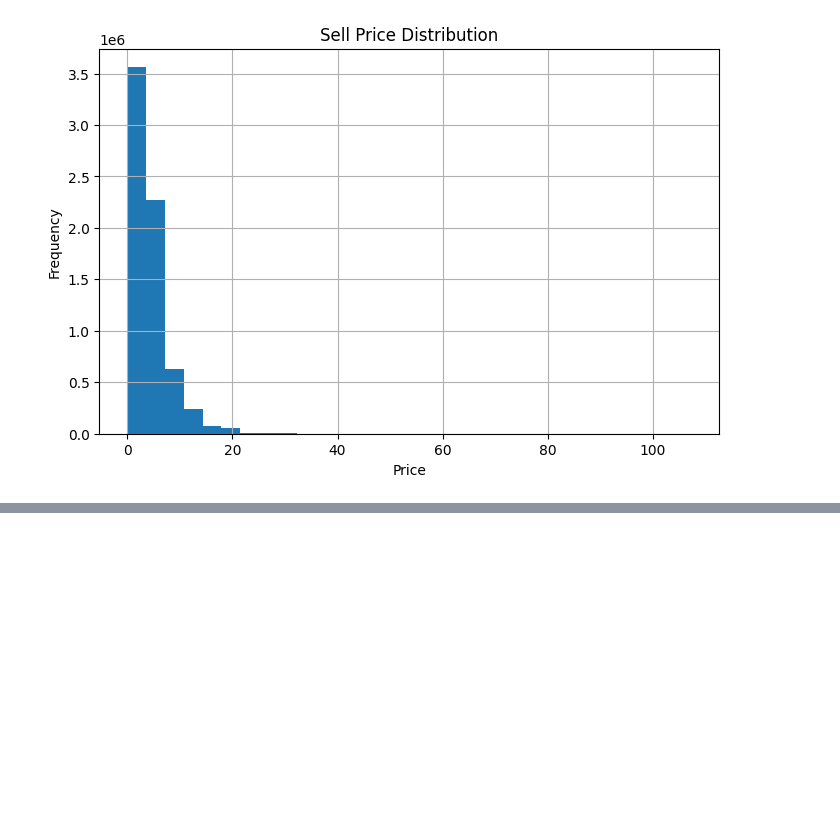
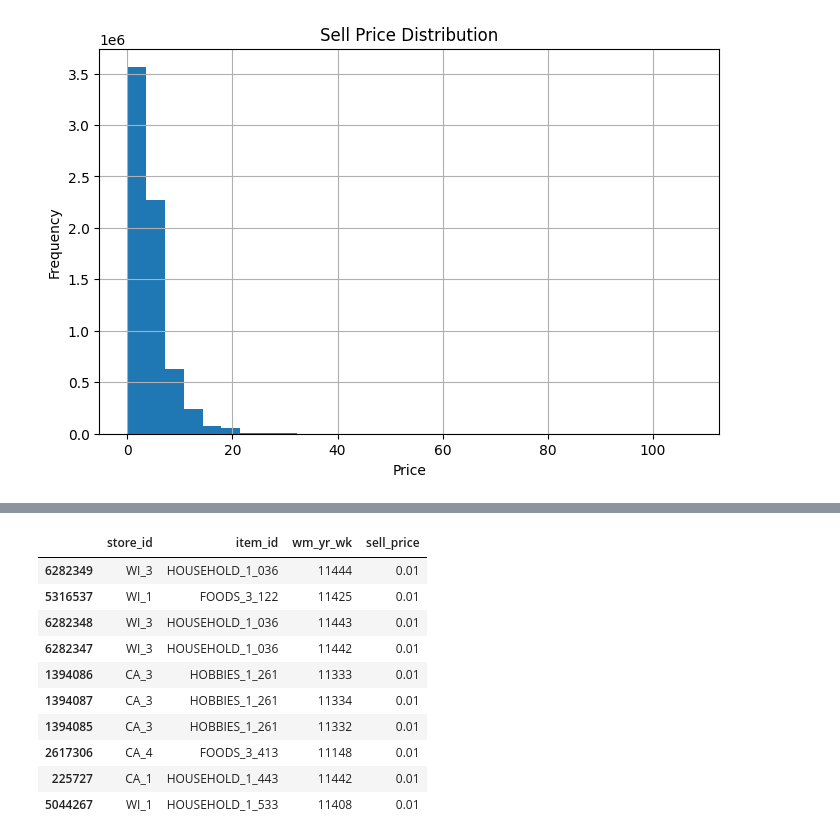
Before and after one commit to bhosalenikita258-coder/Retail_Demand_Forecasting, a Jupyter notebook: Retail_Demand_Forecasting.ipynb, the cells around one changed output, grey strips where cells are left out. Drawn from its saved outputs; the diff is of its cells as text; code cells hidden in the pictures; blank space fills up the shorter version.

```diff
--- a/Retail_Demand_Forecasting.ipynb
+++ b/Retail_Demand_Forecasting.ipynb
@@ -252,0 +268,15 @@ plt.show()
+# %%
+##Lowest Price
+prices.sort_values("sell_price").head(10)
+# %% [output]
+|  | store_id | item_id | wm_yr_wk | sell_price |
+| 6282349 | WI_3 | HOUSEHOLD_1_036 | 11444 | 0.01 |
+| 5316537 | WI_1 | FOODS_3_122 | 11425 | 0.01 |
+| 6282348 | WI_3 | HOUSEHOLD_1_036 | 11443 | 0.01 |
+| 6282347 | WI_3 | HOUSEHOLD_1_036 | 11442 | 0.01 |
+| 1394086 | CA_3 | HOBBIES_1_261 | 11333 | 0.01 |
+| 1394087 | CA_3 | HOBBIES_1_261 | 11334 | 0.01 |
+| 1394085 | CA_3 | HOBBIES_1_261 | 11332 | 0.01 |
+| 2617306 | CA_4 | FOODS_3_413 | 11148 | 0.01 |
+| 225727 | CA_1 | HOUSEHOLD_1_443 | 11442 | 0.01 |
+| 5044267 | WI_1 | HOUSEHOLD_1_533 | 11408 | 0.01 |
```
Also changed, not shown: parts of 1 cell of this notebook.
